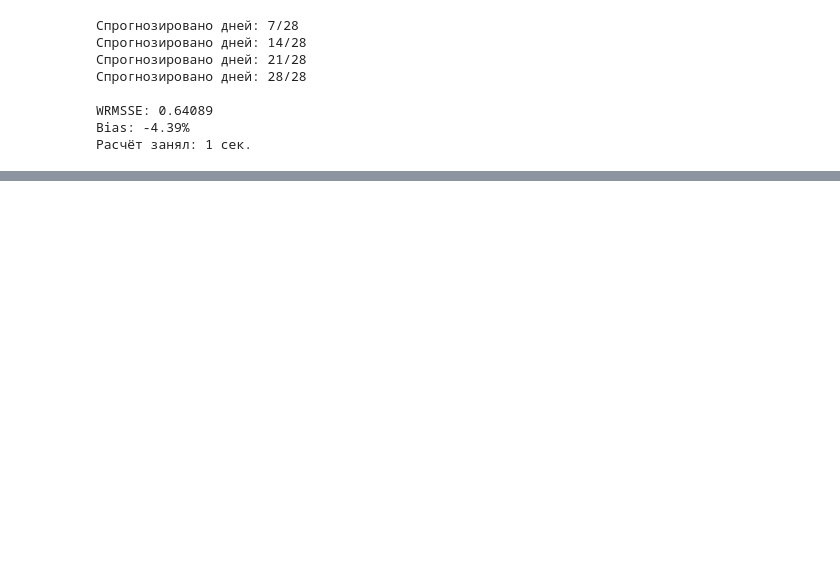
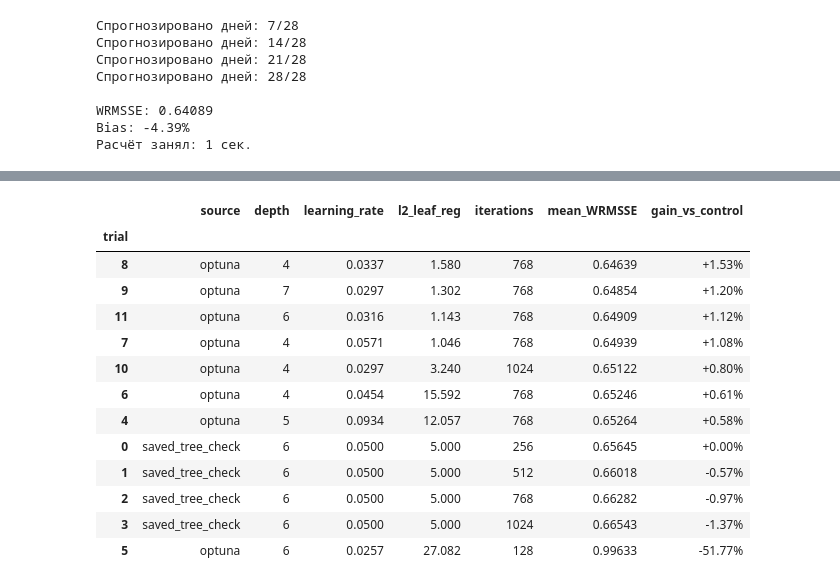
Before and after one commit to dannya220/demand-planner, a Jupyter notebook: notebooks/03_kaggle_wrmsse.ipynb, the cells around one changed output, grey strips where cells are left out. Drawn from its saved outputs; the diff is of its cells as text; code cells hidden in the pictures; blank space fills up the shorter version.

Commit message:
Save M5 Optuna results and document Kaggle reproducibility

```diff
--- a/notebooks/03_kaggle_wrmsse.ipynb
+++ b/notebooks/03_kaggle_wrmsse.ipynb
@@ -4958,0 +5748,85 @@ print(f"Результаты сохранены: {public256_dir}")
+# %%
+op_completed_new = sum(
+    trial.state == TrialState.COMPLETE
+    and trial.user_attrs.get("source") == "optuna"
+    for trial in op_study.trials
+)
+
+op_remaining = max(
+    0,
+    OP_TARGET_NEW_TRIALS - op_completed_new,
+)
+
+print(f"Новых конфигураций уже завершено: {op_completed_new}")
+print(f"Осталось проверить: {op_remaining}")
+print("Каждая конфигурация оценивается на трёх окнах.")
+
+if op_remaining:
+    op_study.optimize(
+        op_objective,
+        n_trials=op_remaining,
+        n_jobs=1,
+        gc_after_trial=True,
+        callbacks=[op_export],
+        show_progress_bar=True,
+    )
+
+op_export(op_study)
+
+op_table_rows = []
+
+for trial in op_study.trials:
+    if trial.state != TrialState.COMPLETE:
+        continue
+
+    op_table_rows.append({
+        "trial": trial.number,
+        "source": trial.user_attrs.get("source"),
+        **trial.params,
+        "mean_WRMSSE": trial.value,
+        "gain_vs_control": (
+            1 - trial.value / op_control_cv
+        ),
+    })
+
+op_table = (
+    pd.DataFrame(op_table_rows)
+    .set_index("trial")
+    .sort_values("mean_WRMSSE")
+)
+
+display(
+    op_table.style.format({
+        "learning_rate": "{:.4f}",
+        "l2_leaf_reg": "{:.3f}",
+        "mean_WRMSSE": "{:.5f}",
+        "gain_vs_control": "{:+.2%}",
+    })
+)
+
+op_best_params = {
+    **op_fixed_params,
+    **op_study.best_params,
+}
+
+print("Лучшие параметры:", op_best_params)
+print(f"Средний WRMSSE: {op_study.best_value:.5f}")
+
+if op_study.best_value < op_control_cv - 1e-12:
+    print("Есть улучшение относительно контроля.")
+else:
+    print("Контроль на 256 деревьях пока остаётся лучшим.")
+
+print("\nРезультаты лучшего варианта по окнам:")
+
+display(
+    pd.DataFrame(
+        op_study.best_trial.user_attrs["folds"]
+    ).style.format({
+        "WRMSSE": "{:.5f}",
+        "Bias": "{:+.2%}",
+    })
+)
+
+print(f"Результаты сохранены: {op_results_dir}")
+# %% [output]
@@ -4958,0 +5976,14 @@ print(f"Результаты сохранены: {public256_dir}")
+|  | source | depth | learning_rate | l2_leaf_reg | iterations | mean_WRMSSE | gain_vs_control |
+| trial |  |  |  |  |  |  |  |
+| 8 | optuna | 4 | 0.0337 | 1.580 | 768 | 0.64639 | +1.53% |
+| 9 | optuna | 7 | 0.0297 | 1.302 | 768 | 0.64854 | +1.20% |
+| 11 | optuna | 6 | 0.0316 | 1.143 | 768 | 0.64909 | +1.12% |
+| 7 | optuna | 4 | 0.0571 | 1.046 | 768 | 0.64939 | +1.08% |
+| 10 | optuna | 4 | 0.0297 | 3.240 | 1024 | 0.65122 | +0.80% |
+| 6 | optuna | 4 | 0.0454 | 15.592 | 768 | 0.65246 | +0.61% |
+| 4 | optuna | 5 | 0.0934 | 12.057 | 768 | 0.65264 | +0.58% |
+| 0 | saved_tree_check | 6 | 0.0500 | 5.000 | 256 | 0.65645 | +0.00% |
+| 1 | saved_tree_check | 6 | 0.0500 | 5.000 | 512 | 0.66018 | -0.57% |
+| 2 | saved_tree_check | 6 | 0.0500 | 5.000 | 768 | 0.66282 | -0.97% |
+| 3 | saved_tree_check | 6 | 0.0500 | 5.000 | 1024 | 0.66543 | -1.37% |
+| 5 | optuna | 6 | 0.0257 | 27.082 | 128 | 0.99633 | -51.77% |
```
Also changed, not shown: parts of 22 cells of this notebook, 11 other files.
